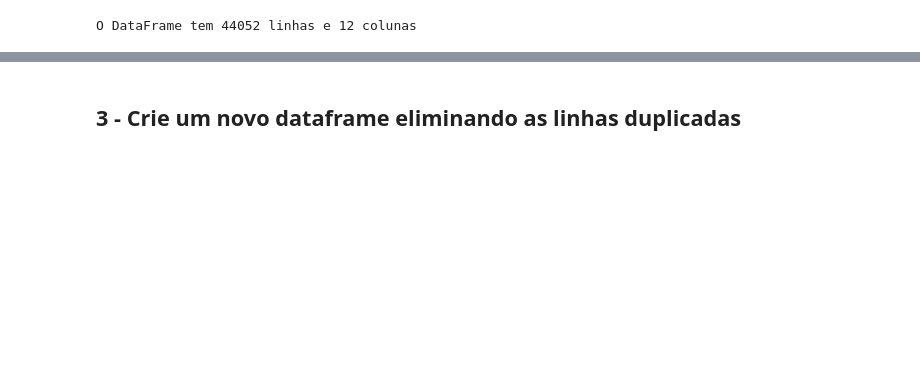
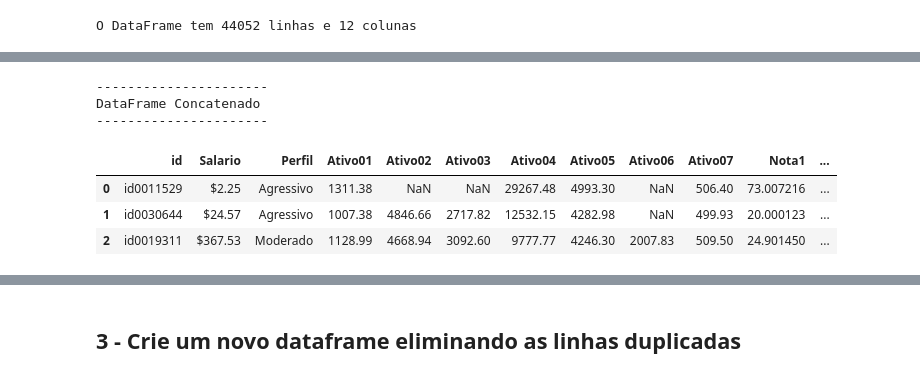
Before and after one commit to guioliveiras/investor-analysis, a Jupyter notebook: Proj 1 - pandas - notebook.ipynb, the cells around one changed output, grey strips where cells are left out. Saved outputs shown, nothing was run; the diff lists cells and outputs as text; code cells hidden in the pictures; blank space fills up the shorter version.

```diff
--- a/Proj 1 - pandas - notebook.ipynb
+++ b/Proj 1 - pandas - notebook.ipynb
@@ -94,3 +245,14 @@ df.dtypes
 # %%
-display(df.head(5))
+print('-'*22)
+print('DataFrame Concatenado')
+print('-'*22)
+display(df.head(3))
+# %% [output]
+----------------------
+DataFrame Concatenado
+----------------------
+|  | id | Salario | Perfil | Ativo01 | Ativo02 | Ativo03 | Ativo04 | Ativo05 | Ativo06 | Ativo07 | Nota1 | ... |
+| 0 | id0011529 | $2.25 | Agressivo | 1311.38 | NaN | NaN | 29267.48 | 4993.30 | NaN | 506.40 | 73.007216 | ... |
+| 1 | id0030644 | $24.57 | Agressivo | 1007.38 | 4846.66 | 2717.82 | 12532.15 | 4282.98 | NaN | 499.93 | 20.000123 | ... |
+| 2 | id0019311 | $367.53 | Moderado | 1128.99 | 4668.94 | 3092.60 | 9777.77 | 4246.30 | 2007.83 | 509.50 | 24.901450 | ... |
 # %%
```
Also changed, not shown: parts of 26 cells of this notebook, 1 other file.
